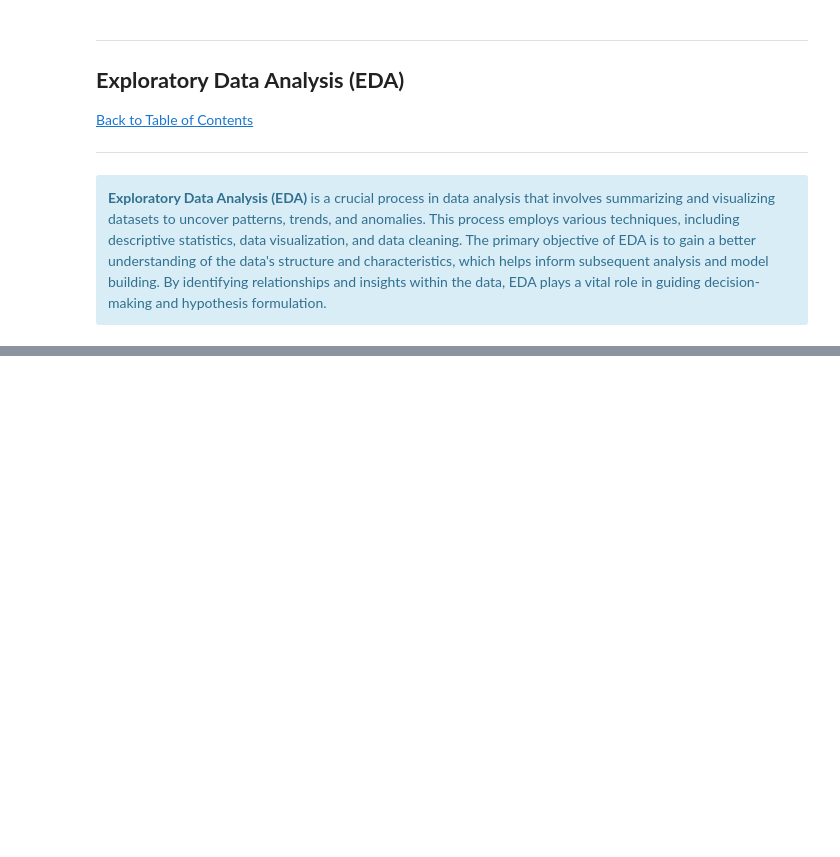
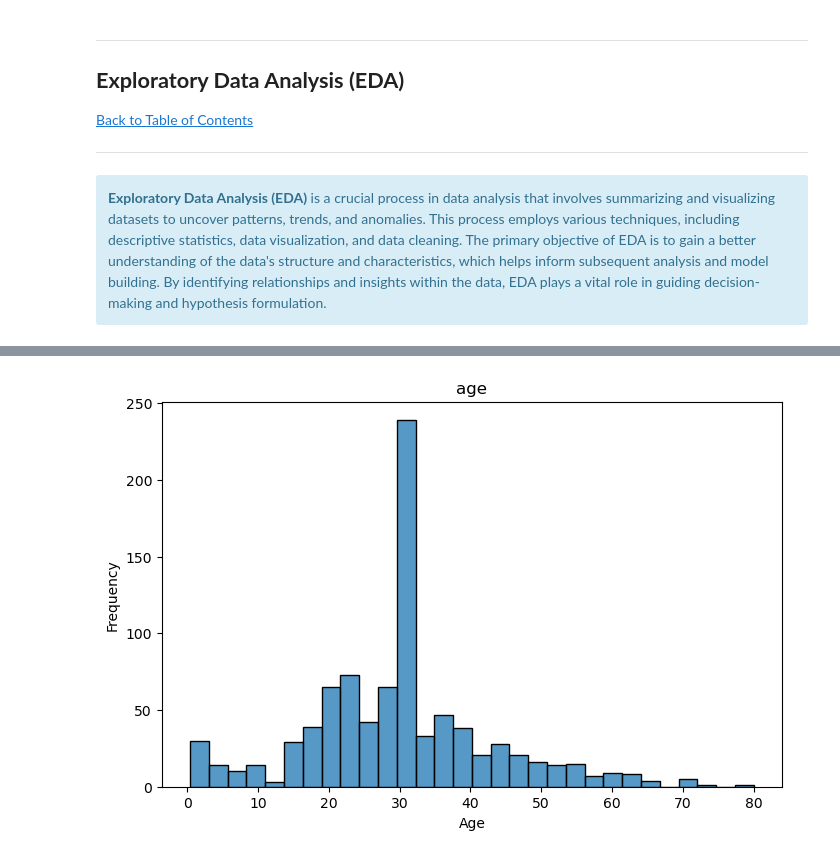
Before and after one commit to johannesmakgetha/Titanic---Machine-Learning-from-Disaster, a Jupyter notebook: notebook.ipynb, the cells around one changed output, grey strips where cells are left out. Saved outputs shown, nothing was run; the diff lists cells and outputs as text; code cells hidden in the pictures; blank space fills up the shorter version.

```diff
--- a/notebook.ipynb
+++ b/notebook.ipynb
@@ -265,0 +302,10 @@ data_enconded.head()
+# %%
+
+plt.figure(figsize=(8,5))
+sns.histplot(data_cleaned['Age'],bins=30)
+plt.title('age')
+plt.ylabel('Frequency')
+plt.xlabel('Age')
+plt.show()
+# %% [output]
+[figure, added]
```
Also changed, not shown: parts of 4 cells of this notebook.
